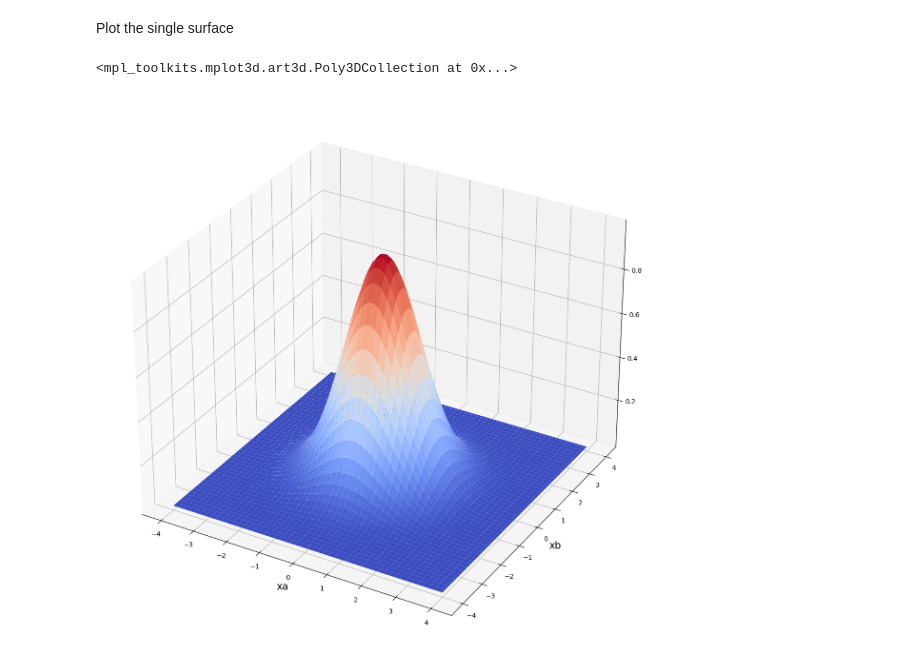
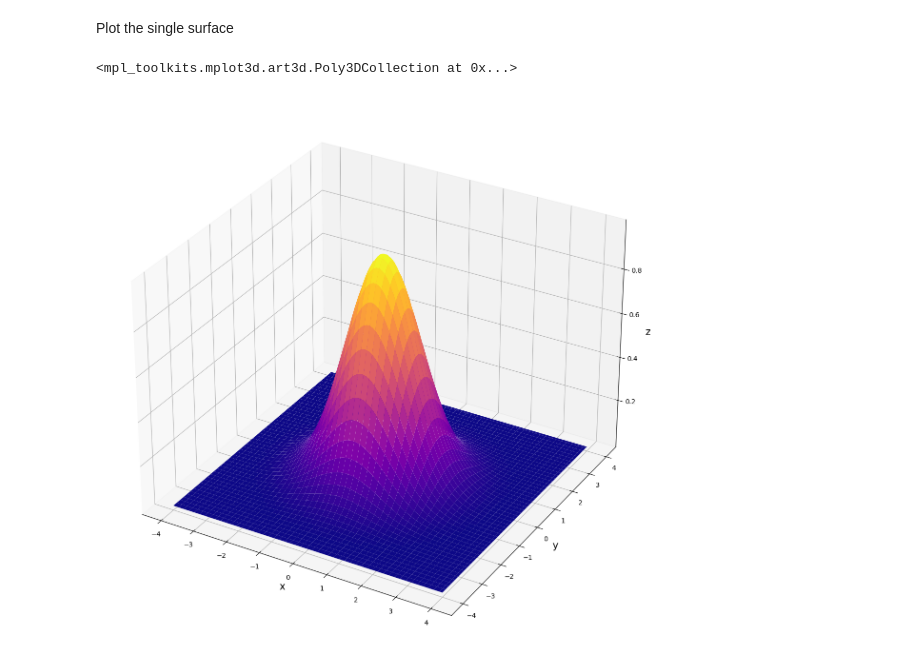
Before and after one commit to akey7/gaussian-animations, a Jupyter notebook: two_dimensional_gaussians.ipynb, the cells around one changed output. Saved outputs shown, nothing was run; the diff lists cells and outputs as text; code cells hidden in the pictures.

```diff
--- a/two_dimensional_gaussians.ipynb
+++ b/two_dimensional_gaussians.ipynb
@@ -36,12 +36,11 @@ Plot the single surface
 # %%
 xs, ys, zs = two_d_gaussian()
 fig, axs = plt.subplots(nrows=1, ncols=1, figsize=(15, 15), subplot_kw={"projection": "3d"})
 xs, ys = np.meshgrid(xs, ys)
-axs.set_xlabel('xa', size=15)
-axs.set_ylabel('xb', size=15)
-# axs.set_zlabel(f'(Ψa{na},{nb})^2', size=15, color='b')
-# axs.set_title(f'na={na}, nb={nb}', size=20, color='r')
-axs.plot_surface(ys, xs, zs, cmap=cm.coolwarm, linewidth=0, antialiased=True)
+axs.set_xlabel("x", size=15)
+axs.set_ylabel("y", size=15)
+axs.set_zlabel("z", size=15)
+axs.plot_surface(ys, xs, zs, cmap=cm.plasma, linewidth=0, antialiased=True)
 # %% [output]
 <mpl_toolkits.mplot3d.art3d.Poly3DCollection at 0x...>
-[figure, old version]
+[figure, new version]
```
